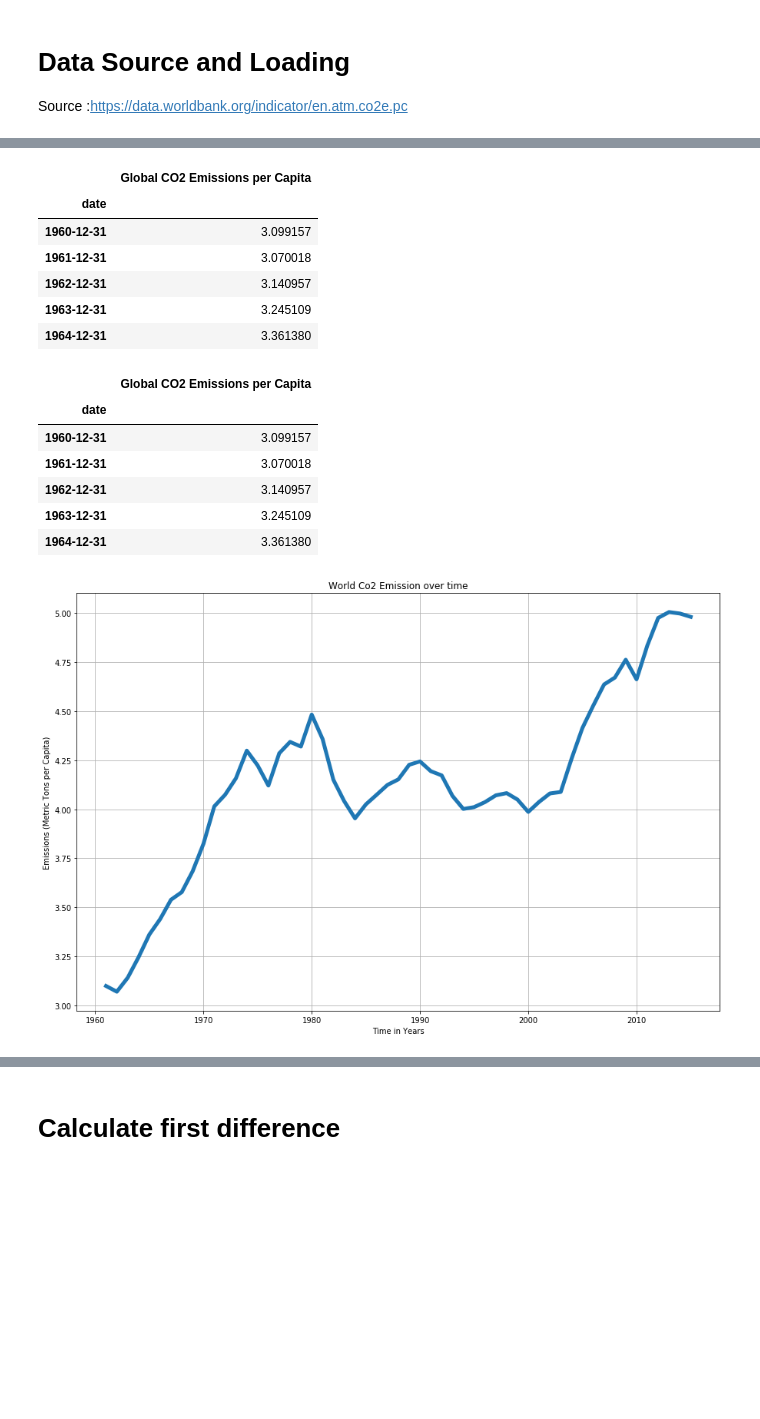
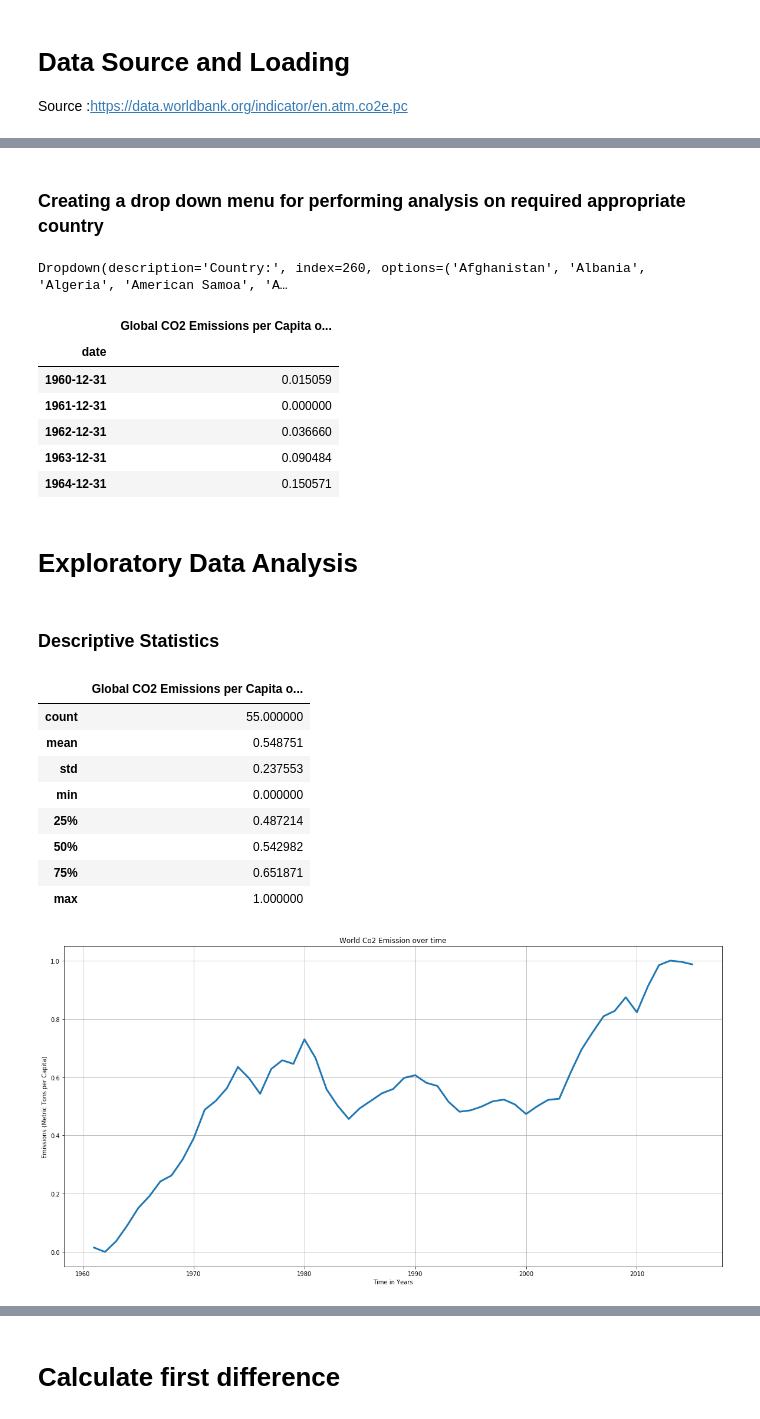
Before and after one commit to maitreytalware/Data-Science-Project, a Jupyter notebook: Data Analysis/CO2-analysis.ipynb, the cells around one changed output, grey strips where cells are left out. Cells and saved outputs as stored; diff of their text form; code cells hidden in the pictures; blank space fills up the shorter version.

Commit message:
Normalised data

```diff
--- a/Data Analysis/CO2-analysis.ipynb
+++ b/Data Analysis/CO2-analysis.ipynb
@@ -21,52 +39,75 @@ We want to perform time series analysis hence we need to transform data to use d
+# %% [markdown]
+### Creating a drop down menu for performing analysis on required appropriate country
+# %%
+drop_down_menu = widgets.Dropdown(
+    options=sorted(list(df_c['Country Name'])),
+    value='World',
+    description='Country:',
+    disabled=False,
+)
+
+drop_down_menu
+# %% [output]
+Dropdown(description='Country:', index=260, options=('Afghanistan', 'Albania', 'Algeria', 'American Samoa', 'A…
 # %%
+from sklearn import preprocessing
+chosen_country = drop_down_menu.value
+# Data formatting
 def populate_df(row):
     index = str(row['date'].year)
     value = df_c_world.loc[index]
     return value
 
-df_c_world = df_c[df_c['Country Name']=='World'].loc[:,'1960':'2019']
-
+df_c_world = df_c[df_c['Country Name']==chosen_country].loc[:,'1960':'2019']
 df_c_world = df_c_world.T
-
 df_c_world.columns = ['value']
-date_rng = pd.date_range(start='31/12/1960', end='01/01/2019', freq='y')
+date_rng = pd.date_range(start='01/01/1960', end='01/01/2019', freq='y')
 emission = pd.DataFrame(date_rng, columns=['date'])
-
-# Populate the new DataFrame using the values from the raw data slice
 v = emission.apply(lambda row: populate_df(row), axis=1)
-emission['Global CO2 Emissions per Capita'] = v
+emission['Global CO2 Emissions per Capita of '+chosen_country] = v
 emission.set_index('date', inplace=True)
+#Removing NA values
+emission.dropna(inplace=True)
+#Normalizing Data
+min_max_scaler = preprocessing.MinMaxScaler()
+np_scaled = min_max_scaler.fit_transform(emission)
+emission[emission.columns[0]]=np_scaled
 emission.head()
 # %% [output]
-|  | Global CO2 Emissions per Capita |
+|  | Global CO2 Emissions per Capita o... |
 | date |  |
-| 1960-12-31 | 3.099157 |
-| 1961-12-31 | 3.070018 |
-| 1962-12-31 | 3.140957 |
-| 1963-12-31 | 3.245109 |
-| 1964-12-31 | 3.361380 |
+| 1960-12-31 | 0.015059 |
+| 1961-12-31 | 0.000000 |
+| 1962-12-31 | 0.036660 |
+| 1963-12-31 | 0.090484 |
+| 1964-12-31 | 0.150571 |
-# %%
-emission.dropna(inplace=True)
-emission.head()
-# %% [output]
-|  | Global CO2 Emissions per Capita |
-| date |  |
-| 1960-12-31 | 3.099157 |
-| 1961-12-31 | 3.070018 |
-| 1962-12-31 | 3.140957 |
-| 1963-12-31 | 3.245109 |
-| 1964-12-31 | 3.361380 |
+# %% [markdown]
+# Exploratory Data Analysis
+# %% [markdown]
+### Descriptive Statistics
+# %%
+emission.describe()
+# %% [output]
+|  | Global CO2 Emissions per Capita o... |
+| count | 55.000000 |
+| mean | 0.548751 |
+| std | 0.237553 |
+| min | 0.000000 |
+| 25% | 0.487214 |
+| 50% | 0.542982 |
+| 75% | 0.651871 |
+| max | 1.000000 |
 # %%
 import matplotlib.pyplot as plt
-plt.figure(figsize=(15,10))
-plt.plot(emission,linewidth=5.0)
+plt.figure(figsize=(20,10))
+plt.plot(emission,linewidth=3.0)
 plt.grid()
 plt.xlabel("Time in Years")
 plt.ylabel("Emissions (Metric Tons per Capita)")
-plt.title("World Co2 Emission over time")
+plt.title(chosen_country+" Co2 Emission over time")
 plt.show()
 # %% [output]
-[figure, old version]
+[figure, new version]
 # %%
 #!pip3 install cufflinks
 import chart_studio.plotly as py
```
Also changed, not shown: parts of 7 cells of this notebook.
